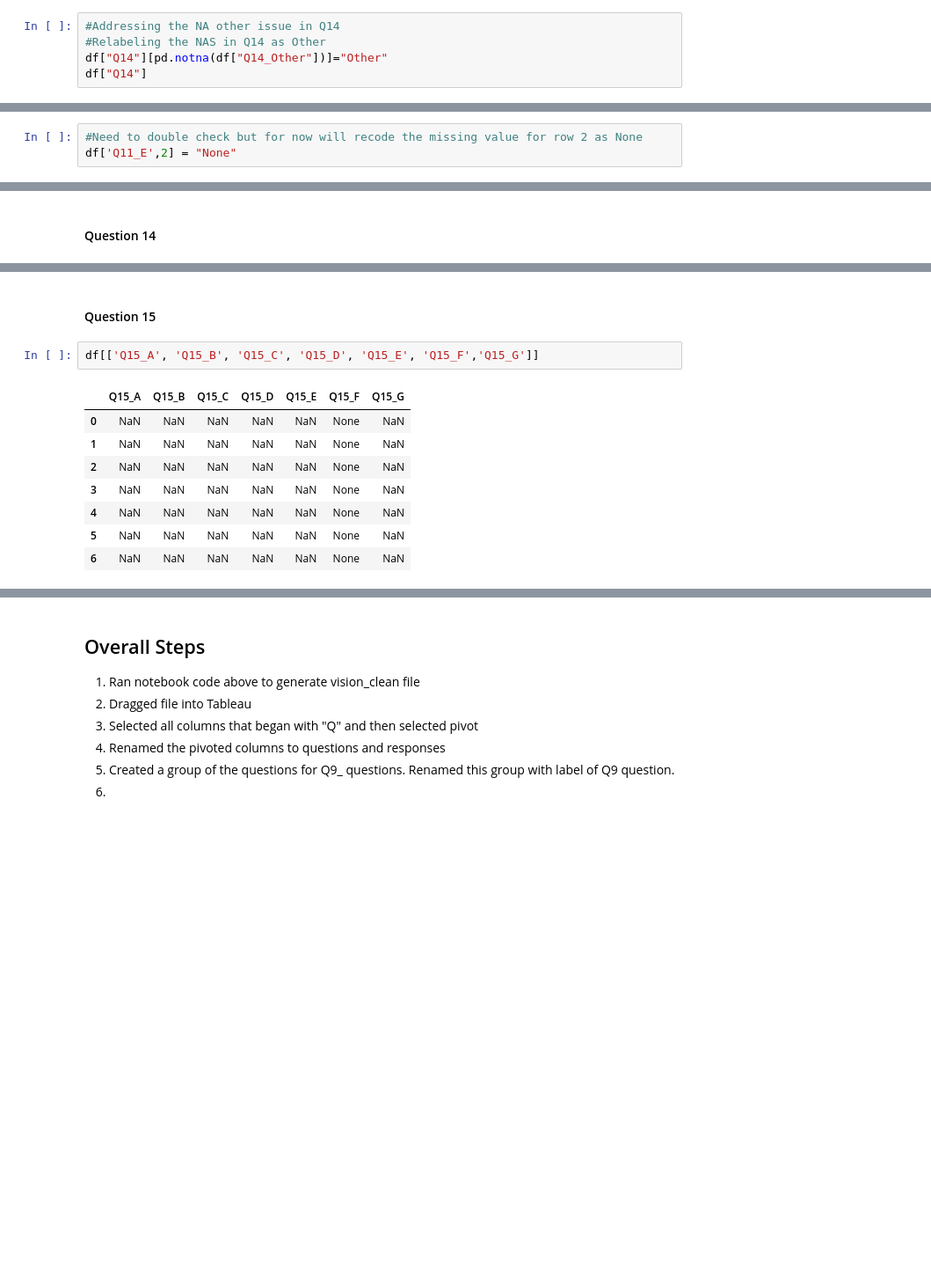
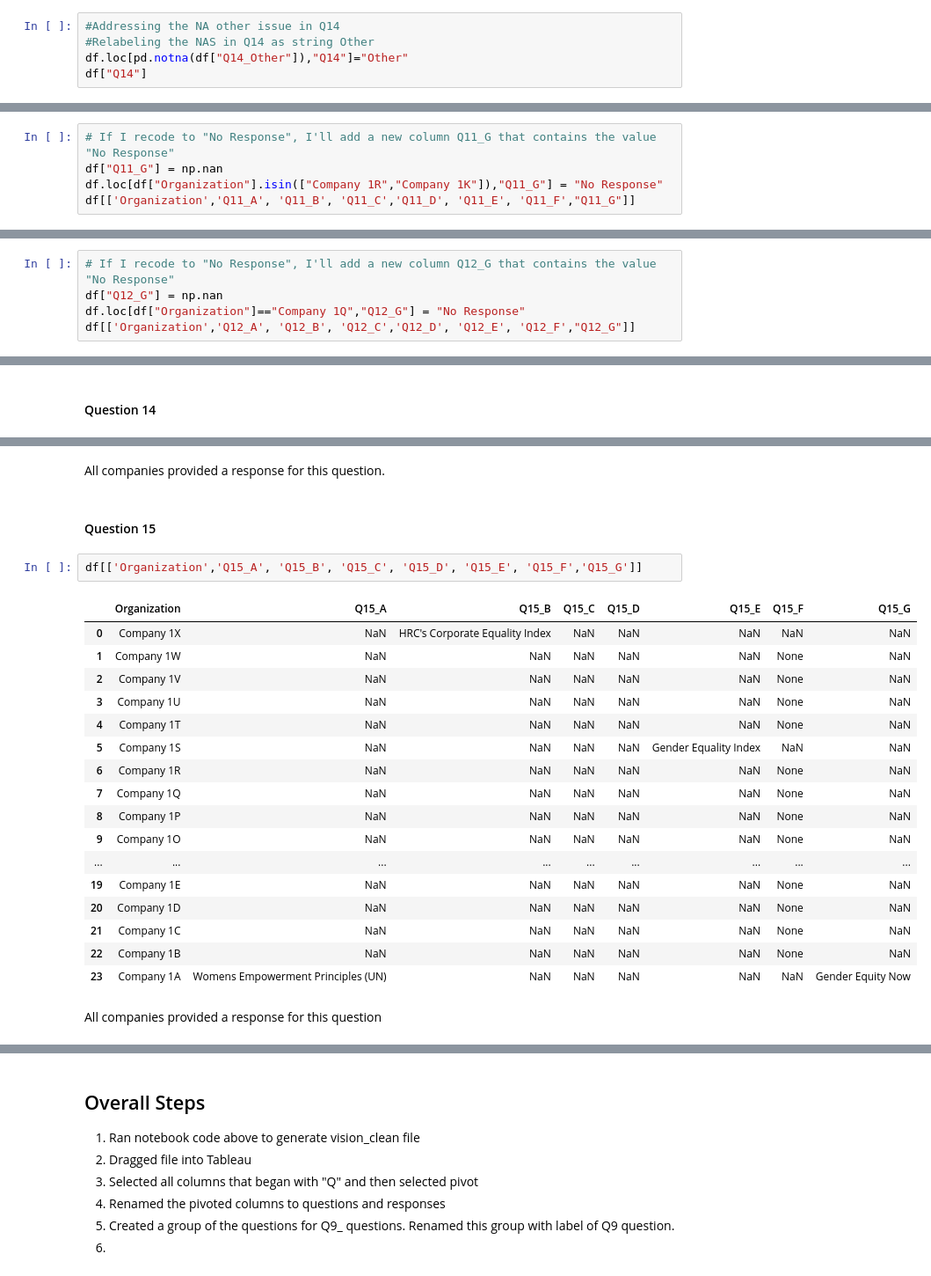
Before and after one commit to anushasilla/gender-ideal, a Jupyter notebook: code/Vision_Data_Cleaning.ipynb, the cells around one changed output, grey strips where cells are left out. Shown: that part at 88% size. Drawn from its saved outputs; the diff is of its cells as text; blank space fills up the shorter version.

```diff
--- a/code/Vision_Data_Cleaning.ipynb
+++ b/code/Vision_Data_Cleaning.ipynb
@@ -196,7 +310,7 @@ df["Q14_Other"]
 Name: Q14_Other, dtype: object
 # %%
 #Addressing the NA other issue in Q14
-#Relabeling the NAS in Q14 as Other
-df["Q14"][pd.notna(df["Q14_Other"])]="Other"
+#Relabeling the NAS in Q14 as string Other
+df.loc[pd.notna(df["Q14_Other"]),"Q14"]="Other"
 df["Q14"]
 # %% [output]
@@ -277,3 +429,0 @@ There is no response for the company is row 2. Will note in the Python spreadshe
-# %%
-#Need to double check but for now will recode the missing value for row 2 as None
-df['Q11_E',2] = "None"
@@ -291,0 +432,5 @@ df[['Q11_A','Q11_B', 'Q11_C', 'Q11_D', 'Q11_E', 'Q11_F']]
+# %%
+# If I recode to "No Response", I'll add a new column Q11_G that contains the value "No Response"
+df["Q11_G"] = np.nan
+df.loc[df["Organization"].isin(["Company 1R","Company 1K"]),"Q11_G"] = "No Response"
+df[['Organization','Q11_A', 'Q11_B', 'Q11_C','Q11_D', 'Q11_E', 'Q11_F',"Q11_G"]]
@@ -306,0 +479,5 @@ No missing values here but this question also provides a None answer.
+# %%
+# If I recode to "No Response", I'll add a new column Q12_G that contains the value "No Response"
+df["Q12_G"] = np.nan
+df.loc[df["Organization"]=="Company 1Q","Q12_G"] = "No Response"
+df[['Organization','Q12_A', 'Q12_B', 'Q12_C','Q12_D', 'Q12_E', 'Q12_F',"Q12_G"]]
@@ -335,13 +548,26 @@ df[['Q14','Q14_Other']]
+# %% [markdown]
+All companies provided a response for this question.
 # %% [markdown]
 #### Question 15
 # %%
-df[['Q15_A', 'Q15_B', 'Q15_C', 'Q15_D', 'Q15_E', 'Q15_F','Q15_G']]
+df[['Organization','Q15_A', 'Q15_B', 'Q15_C', 'Q15_D', 'Q15_E', 'Q15_F','Q15_G']]
 # %% [output]
-|  | Q15_A | Q15_B | Q15_C | Q15_D | Q15_E | Q15_F | Q15_G |
-| 0 | NaN | NaN | NaN | NaN | NaN | None | NaN |
-| 1 | NaN | NaN | NaN | NaN | NaN | None | NaN |
-| 2 | NaN | NaN | NaN | NaN | NaN | None | NaN |
-| 3 | NaN | NaN | NaN | NaN | NaN | None | NaN |
-| 4 | NaN | NaN | NaN | NaN | NaN | None | NaN |
-| 5 | NaN | NaN | NaN | NaN | NaN | None | NaN |
-| 6 | NaN | NaN | NaN | NaN | NaN | None | NaN |
+|  | Organization | Q15_A | Q15_B | Q15_C | Q15_D | Q15_E | Q15_F | Q15_G |
+| 0 | Company 1X | NaN | HRC's Corporate Equality Index | NaN | NaN | NaN | NaN | NaN |
+| 1 | Company 1W | NaN | NaN | NaN | NaN | NaN | None | NaN |
+| 2 | Company 1V | NaN | NaN | NaN | NaN | NaN | None | NaN |
+| 3 | Company 1U | NaN | NaN | NaN | NaN | NaN | None | NaN |
+| 4 | Company 1T | NaN | NaN | NaN | NaN | NaN | None | NaN |
+| 5 | Company 1S | NaN | NaN | NaN | NaN | Gender Equality Index | NaN | NaN |
+| 6 | Company 1R | NaN | NaN | NaN | NaN | NaN | None | NaN |
+| 7 | Company 1Q | NaN | NaN | NaN | NaN | NaN | None | NaN |
+| 8 | Company 1P | NaN | NaN | NaN | NaN | NaN | None | NaN |
+| 9 | Company 1O | NaN | NaN | NaN | NaN | NaN | None | NaN |
+| ... | ... | ... | ... | ... | ... | ... | ... | ... |
+| 19 | Company 1E | NaN | NaN | NaN | NaN | NaN | None | NaN |
+| 20 | Company 1D | NaN | NaN | NaN | NaN | NaN | None | NaN |
+| 21 | Company 1C | NaN | NaN | NaN | NaN | NaN | None | NaN |
+| 22 | Company 1B | NaN | NaN | NaN | NaN | NaN | None | NaN |
+| 23 | Company 1A | Womens Empowerment Principles (UN) | NaN | NaN | NaN | NaN | NaN | Gender Equity Now |
+# %% [markdown]
+All companies provided a response for this question
```
Also changed, not shown: parts of 38 cells of this notebook, 5 other files.
